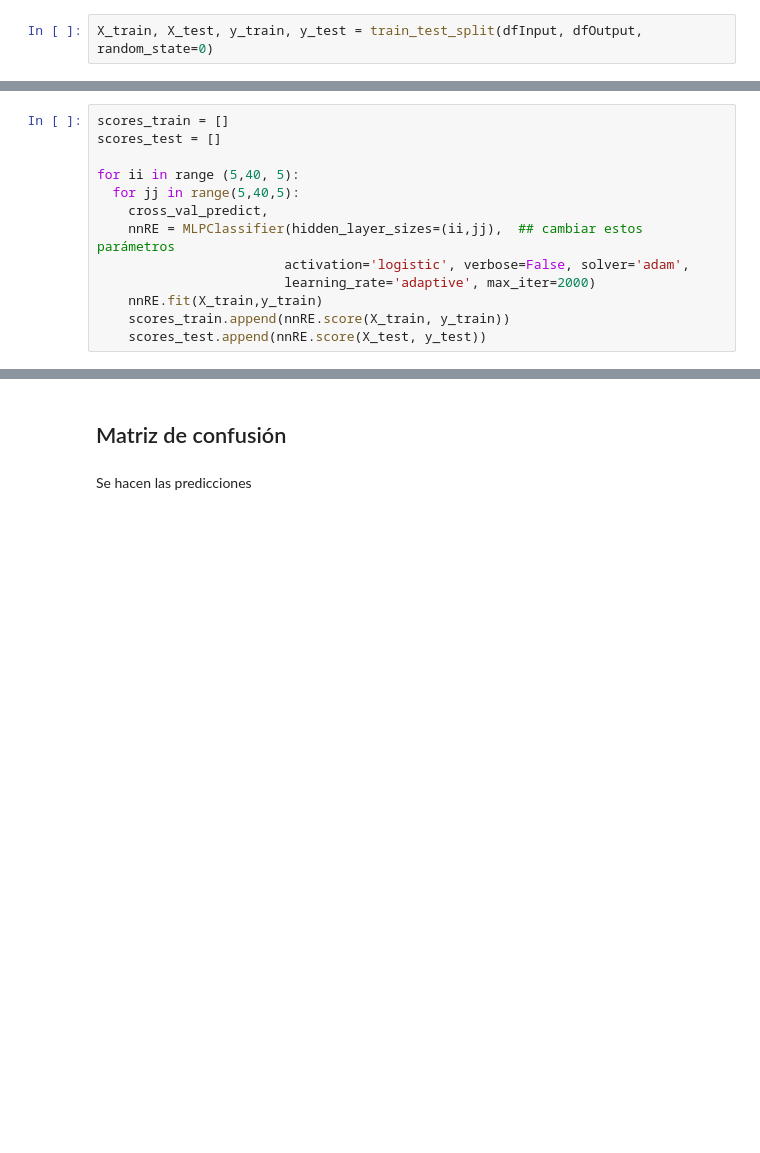
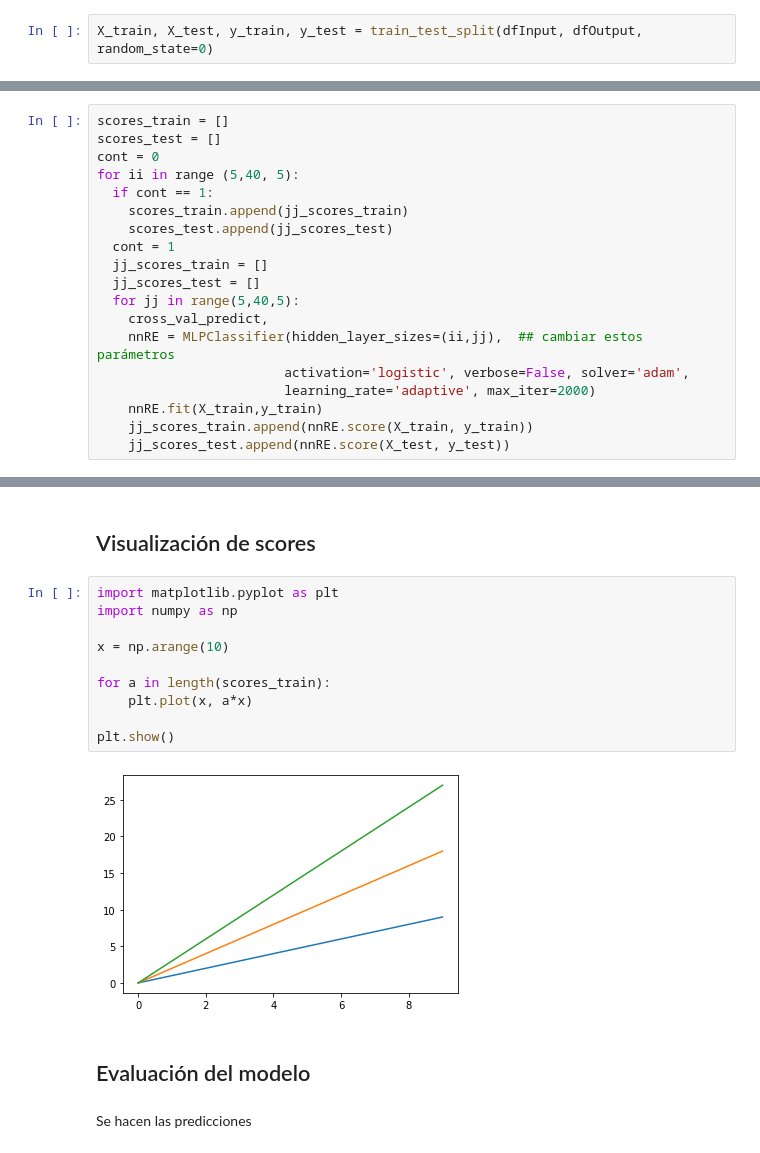
Before and after one commit to 1dgog/TC3006C_portafolio_m2, a Jupyter notebook: a01139500_m2_retro_framework.ipynb, the cells around one changed output, grey strips where cells are left out. Cells and saved outputs as stored; diff of their text form; blank space fills up the shorter version.

```diff
--- a/a01139500_m2_retro_framework.ipynb
+++ b/a01139500_m2_retro_framework.ipynb
@@ -69,16 +79,22 @@ X_train, X_test, y_train, y_test = train_test_split(dfInput, dfOutput, random_st
 # %%
 scores_train = []
 scores_test = []
-
+cont = 0
 for ii in range (5,40, 5):
+  if cont == 1:
+    scores_train.append(jj_scores_train)
+    scores_test.append(jj_scores_test)
+  cont = 1
+  jj_scores_train = []
+  jj_scores_test = []
   for jj in range(5,40,5):
     cross_val_predict,
     nnRE = MLPClassifier(hidden_layer_sizes=(ii,jj),  ## cambiar estos parámetros
                         activation='logistic', verbose=False, solver='adam',
                         learning_rate='adaptive', max_iter=2000)
     nnRE.fit(X_train,y_train)
-    scores_train.append(nnRE.score(X_train, y_train))
-    scores_test.append(nnRE.score(X_test, y_test))
+    jj_scores_train.append(nnRE.score(X_train, y_train))
+    jj_scores_test.append(nnRE.score(X_test, y_test))
 # %%
 print(scores_train)
 print(scores_test)
@@ -93,5 +127,19 @@ print(nnRE.coefs_)
 # %% [markdown]
-## Matriz de confusión
+## Visualización de scores
+# %%
+import matplotlib.pyplot as plt
+import numpy as np
+
+x = np.arange(10)
+
+for a in length(scores_train):
+    plt.plot(x, a*x)
+
+plt.show()
+# %% [output]
+[figure, added]
+# %% [markdown]
+## Evaluación del modelo
 # %% [markdown]
 Se hacen las predicciones
 # %%
```
Also changed, not shown: parts of 11 cells of this notebook.
